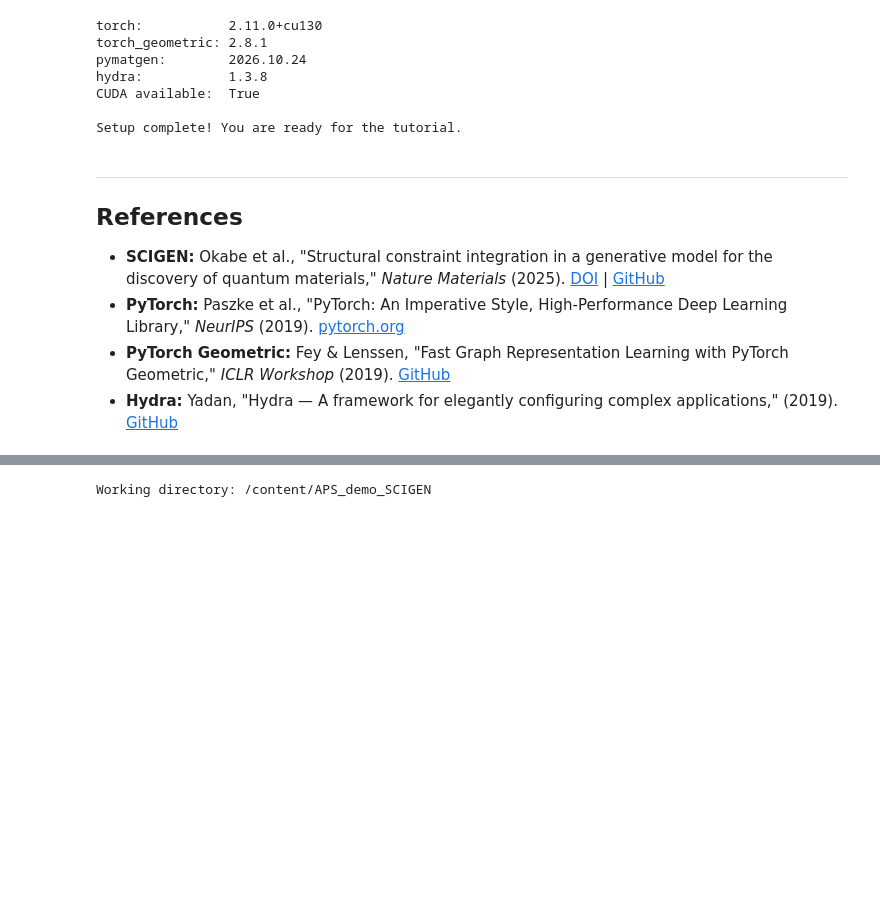
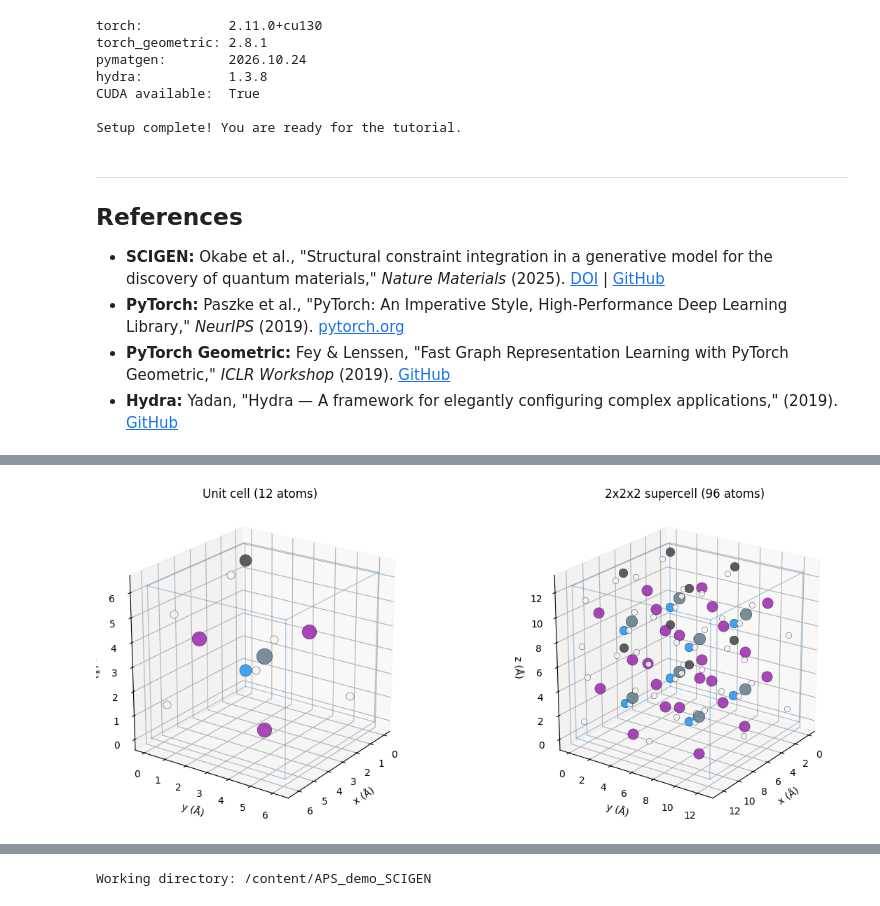
Before and after one commit to tffnnnnnn/Machine_Learning_MASnI3, a Jupyter notebook: SCIGEN_00_02_04setup.ipynb, the cells around one changed output, grey strips where cells are left out. Cells and saved outputs as stored; diff of their text form; code cells hidden in the pictures; blank space fills up the shorter version.

```diff
--- a/SCIGEN_00_02_04setup.ipynb
+++ b/SCIGEN_00_02_04setup.ipynb
@@ -696,0 +1199,89 @@ Setup complete! You are ready for the tutorial.
+# %%
+# Build supercells of MASnI3
+import matplotlib.pyplot as plt
+import numpy as np
+
+masni3_1x1x1 = masni3.copy()
+masni3_2x2x2 = masni3.copy()
+masni3_2x2x2.make_supercell([2, 2, 2])
+
+print(f"Unit cell (1x1x1):  {masni3_1x1x1.num_sites:3d} atoms, volume = {masni3_1x1x1.volume:8.1f} Å³")
+print(f"Supercell (2x2x2):  {masni3_2x2x2.num_sites:3d} atoms, volume = {masni3_2x2x2.volume:8.1f} Å³")
+print(f"\nVolume scales by {masni3_2x2x2.volume / masni3_1x1x1.volume:.0f}x = 2^3 copies of the unit cell")
+
+# Visualize side-by-side
+fig = plt.figure(figsize=(13, 5))
+
+for panel, (struct, title) in enumerate([
+    (masni3_1x1x1, f'Unit cell ({masni3_1x1x1.num_sites} atoms)'),
+    (masni3_2x2x2, f'2x2x2 supercell ({masni3_2x2x2.num_sites} atoms)')
+]):
+    ax = fig.add_subplot(1, 2, panel + 1, projection='3d')
+    L = struct.lattice.matrix
+
+    # Draw unit cell edges
+    o = np.zeros(3)
+    a_v, b_v, c_v = L[0], L[1], L[2]
+
+    for p1, p2 in [
+        (o, a_v), (o, b_v), (o, c_v),
+        (a_v, a_v+b_v), (a_v, a_v+c_v),
+        (b_v, a_v+b_v), (b_v, b_v+c_v),
+        (c_v, a_v+c_v), (c_v, b_v+c_v),
+        (a_v+b_v, a_v+b_v+c_v),
+        (a_v+c_v, a_v+b_v+c_v),
+        (b_v+c_v, a_v+b_v+c_v)
+    ]:
+        ax.plot3D(
+            *zip(p1, p2),
+            color='steelblue',
+            lw=1.0,
+            alpha=0.4
+        )
+
+    # Draw atoms
+    colors_map = {
+        'Sn': '#607D8B',
+        'I':  '#9C27B0',
+        'C':  '#424242',
+        'N':  '#2196F3',
+        'H':  '#F5F5F5'
+    }
+
+    sizes_map = {
+        'Sn': 260,
+        'I': 220,
+        'C': 150,
+        'N': 150,
+        'H': 65
+    }
+
+    for site in struct:
+        element = site.species_string
+        col = colors_map.get(element, '#888888')
+
+        ax.scatter(
+            *site.coords,
+            s=sizes_map.get(element, 120) * (0.55 if panel == 1 else 1.0),
+            c=col,
+            edgecolors='black',
+            linewidths=0.3,
+            zorder=5,
+            alpha=0.85
+        )
+
+    ax.set_title(title, fontsize=12)
+    ax.set_xlabel('x (Å)')
+    ax.set_ylabel('y (Å)')
+    ax.set_zlabel('z (Å)')
+
+    ax.set_box_aspect(struct.lattice.abc)
+    ax.view_init(elev=22, azim=35)
+
+plt.tight_layout()
+plt.show()
+
+# Export CIF files
+masni3_1x1x1.to(fmt="cif", filename="MASnI3_1x1x1.cif")
+masni3_2x2x2.to(fmt="cif", filename="MASnI3_2x2x2.cif")
+# %% [output]
@@ -696,0 +1292 @@ Setup complete! You are ready for the tutorial.
+[figure, added]
```
Also changed, not shown: parts of 32 cells of this notebook.
